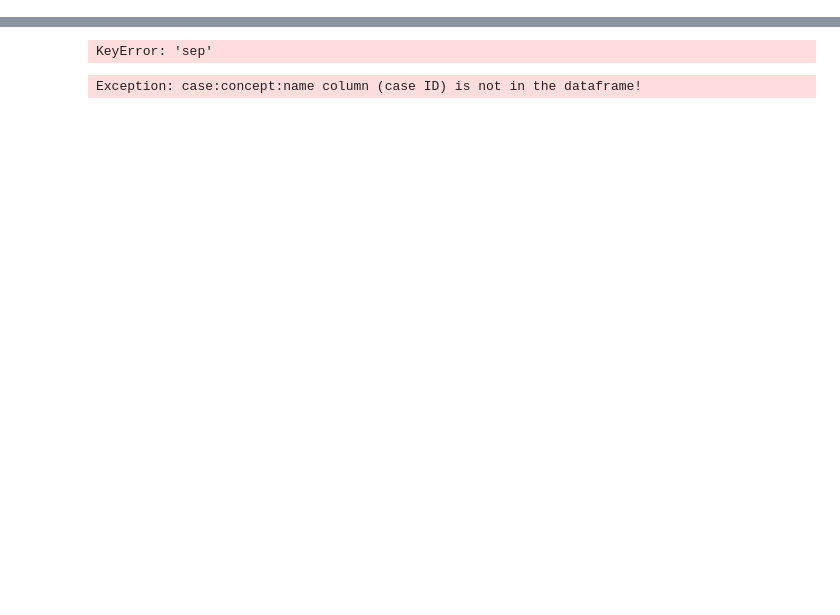
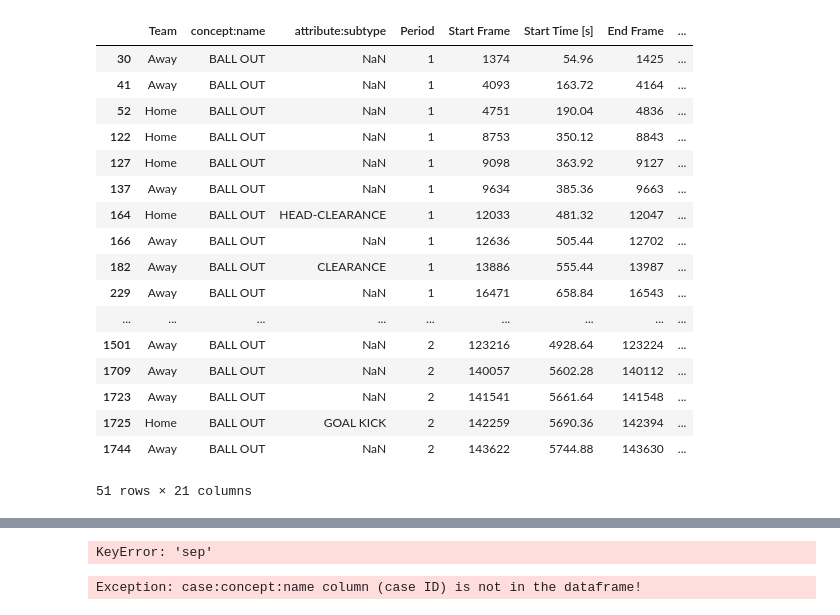
Before and after one commit to VitoChan01/Soccer, a Jupyter notebook: convert_ocel.ipynb, the cells around one changed output, grey strips where cells are left out. Saved outputs shown, nothing was run; the diff lists cells and outputs as text; code cells hidden in the pictures; blank space fills up the shorter version.

```diff
--- a/convert_ocel.ipynb
+++ b/convert_ocel.ipynb
@@ -57,0 +69,21 @@ df
+# %%
+df[df['concept:name']=='BALL OUT']
+# %% [output]
+|  | Team | concept:name | attribute:subtype | Period | Start Frame | Start Time [s] | End Frame | ... |
+| 30 | Away | BALL OUT | NaN | 1 | 1374 | 54.96 | 1425 | ... |
+| 41 | Away | BALL OUT | NaN | 1 | 4093 | 163.72 | 4164 | ... |
+| 52 | Home | BALL OUT | NaN | 1 | 4751 | 190.04 | 4836 | ... |
+| 122 | Home | BALL OUT | NaN | 1 | 8753 | 350.12 | 8843 | ... |
+| 127 | Home | BALL OUT | NaN | 1 | 9098 | 363.92 | 9127 | ... |
+| 137 | Away | BALL OUT | NaN | 1 | 9634 | 385.36 | 9663 | ... |
+| 164 | Home | BALL OUT | HEAD-CLEARANCE | 1 | 12033 | 481.32 | 12047 | ... |
+| 166 | Away | BALL OUT | NaN | 1 | 12636 | 505.44 | 12702 | ... |
+| 182 | Away | BALL OUT | CLEARANCE | 1 | 13886 | 555.44 | 13987 | ... |
+| 229 | Away | BALL OUT | NaN | 1 | 16471 | 658.84 | 16543 | ... |
+| ... | ... | ... | ... | ... | ... | ... | ... | ... |
+| 1501 | Away | BALL OUT | NaN | 2 | 123216 | 4928.64 | 123224 | ... |
+| 1709 | Away | BALL OUT | NaN | 2 | 140057 | 5602.28 | 140112 | ... |
+| 1723 | Away | BALL OUT | NaN | 2 | 141541 | 5661.64 | 141548 | ... |
+| 1725 | Home | BALL OUT | GOAL KICK | 2 | 142259 | 5690.36 | 142394 | ... |
+| 1744 | Away | BALL OUT | NaN | 2 | 143622 | 5744.88 | 143630 | ... |
+51 rows × 21 columns
```
Also changed, not shown: parts of 20 cells of this notebook.
